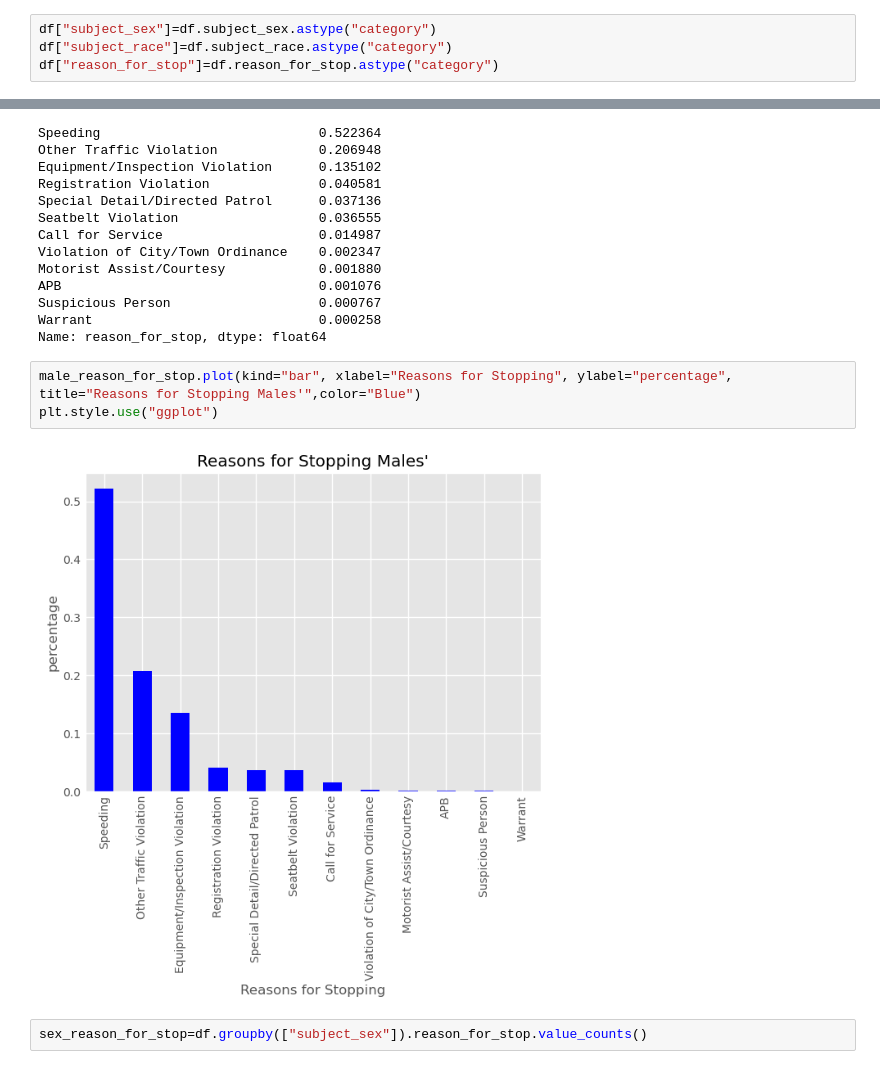
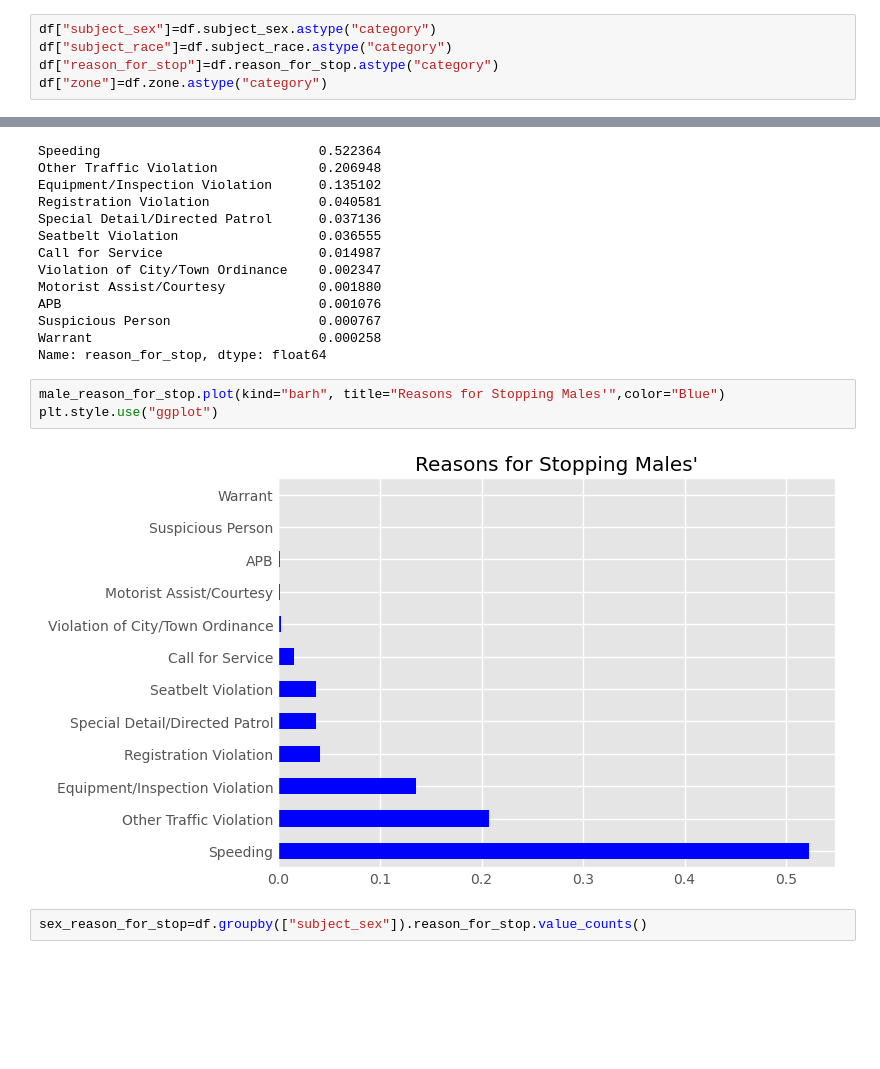
Before and after one commit to nevracorapsiz/Analyzing-Rhode-Island-Traffic-Stops, a Jupyter notebook: RI_TRAFFIC_STOPS.ipynb, the cells around one changed output, grey strips where cells are left out. Saved outputs shown, nothing was run; the diff lists cells and outputs as text; blank space fills up the shorter version.

```diff
--- a/RI_TRAFFIC_STOPS.ipynb
+++ b/RI_TRAFFIC_STOPS.ipynb
@@ -95,6 +95,7 @@ df["arrest_made"]=df.arrest_made.astype("boolean")
 df["subject_sex"]=df.subject_sex.astype("category")
 df["subject_race"]=df.subject_race.astype("category")
 df["reason_for_stop"]=df.reason_for_stop.astype("category")
+df["zone"]=df.zone.astype("category")
 # %%
 df["contraband_found"]=df.contraband_found.astype("boolean")
 df["contraband_drugs"]=df.contraband_drugs.astype("boolean")
@@ -337,10 +338,10 @@ Suspicious Person                   0.000767
 Warrant                             0.000258
 Name: reason_for_stop, dtype: float64
 # %%
-male_reason_for_stop.plot(kind="bar", xlabel="Reasons for Stopping", ylabel="percentage", title="Reasons for Stopping Males'",color="Blue")
+male_reason_for_stop.plot(kind="barh", title="Reasons for Stopping Males'",color="Blue")
 plt.style.use("ggplot")
 # %% [output]
-[figure, old version]
+[figure, new version]
 # %%
 sex_reason_for_stop=df.groupby(["subject_sex"]).reason_for_stop.value_counts()
 # %%
```
Also changed, not shown: parts of 57 cells of this notebook.
